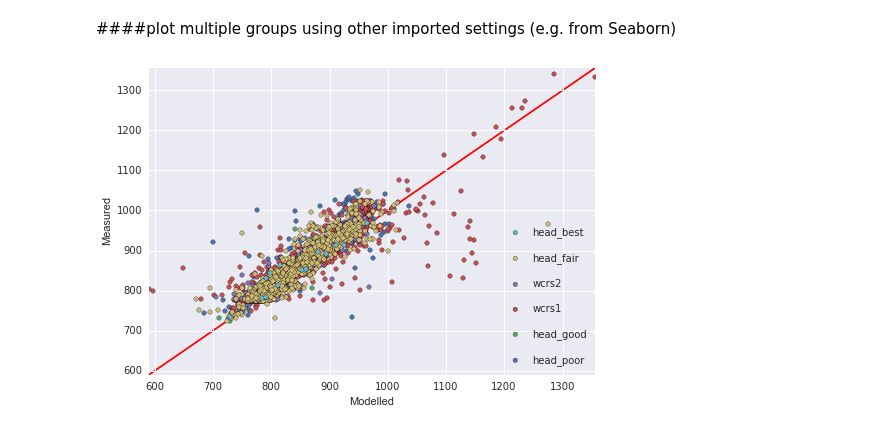
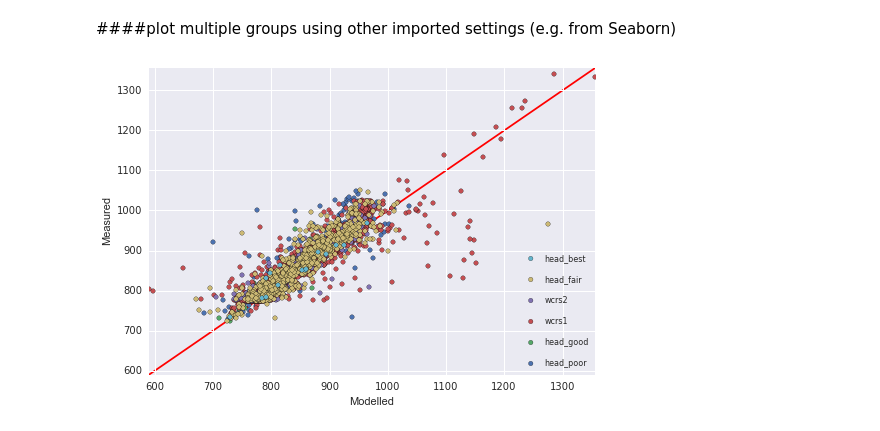
Before and after one commit to PESTools/pestools, a Jupyter notebook: examples/One2onePlot.ipynb, the cells around one changed output. Saved outputs shown, nothing was run; the diff lists cells and outputs as text; code cells hidden in the pictures.

```diff
--- a/examples/One2onePlot.ipynb
+++ b/examples/One2onePlot.ipynb
@@ -61,5 +62,7 @@ groupinfo_heads = {'head_best': {'marker': '^',
                              'label': 'Heads, zero-weighted',
                              'zorder': 7}
 }
+plt.rcParams['legend.fontsize'] = 8
 fig, ax = res.plot_one2one(groupinfo_heads)
+fig.savefig('test_one2one.pdf')
 # %% [output]
@@ -76,6 +103,6 @@ fig.savefig('test.pdf')
 ####plot multiple groups using other imported settings (e.g. from Seaborn)
 # %%
 import seaborn as sb
-fig, ax = res.one2one_plot(groupinfo_heads.keys())
+fig, ax = res.plot_one2one(groupinfo_heads.keys())
 # %% [output]
-[figure, old version]
+[figure, new version]
```
Also changed, not shown: parts of 17 cells of this notebook, 2 other files.
